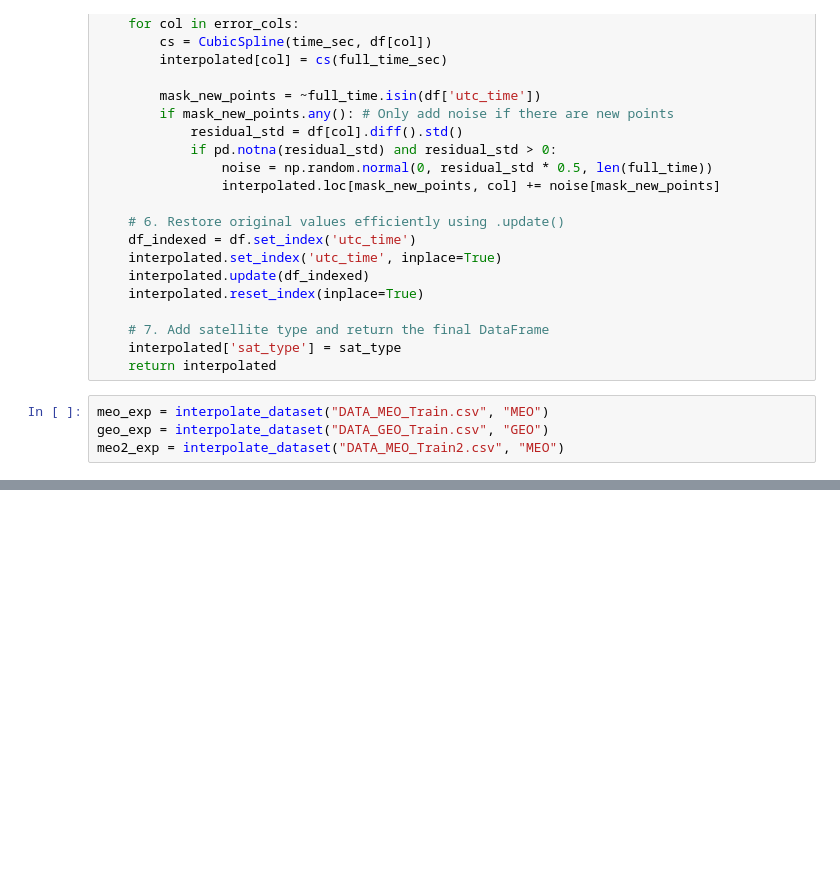
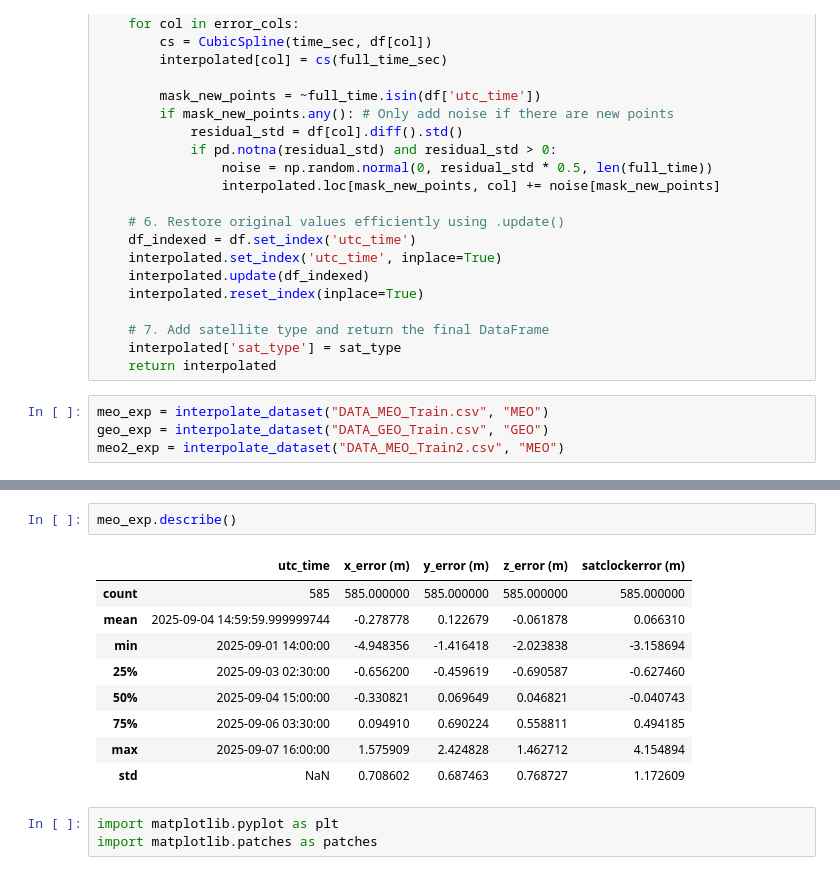
Before and after one commit to Velox0/sih, a Jupyter notebook: main.ipynb, the cells around one changed output, grey strips where cells are left out. Drawn from its saved outputs; the diff is of its cells as text; blank space fills up the shorter version.

```diff
--- a/main.ipynb
+++ b/main.ipynb
@@ -72,0 +107,15 @@ with pd.option_context('display.max_rows', None, 'display.max_columns', None):
+# %%
+meo_exp.describe()
+# %% [output]
+|  | utc_time | x_error (m) | y_error (m) | z_error (m) | satclockerror (m) |
+| count | 585 | 585.000000 | 585.000000 | 585.000000 | 585.000000 |
+| mean | 2025-09-04 14:59:59.999999744 | -0.278778 | 0.122679 | -0.061878 | 0.066310 |
+| min | 2025-09-01 14:00:00 | -4.948356 | -1.416418 | -2.023838 | -3.158694 |
+| 25% | 2025-09-03 02:30:00 | -0.656200 | -0.459619 | -0.690587 | -0.627460 |
+| 50% | 2025-09-04 15:00:00 | -0.330821 | 0.069649 | 0.046821 | -0.040743 |
+| 75% | 2025-09-06 03:30:00 | 0.094910 | 0.690224 | 0.558811 | 0.494185 |
+| max | 2025-09-07 16:00:00 | 1.575909 | 2.424828 | 1.462712 | 4.154894 |
+| std | NaN | 0.708602 | 0.687463 | 0.768727 | 1.172609 |
+# %%
+import matplotlib.pyplot as plt
+import matplotlib.patches as patches
```
Also changed, not shown: parts of 6 cells of this notebook, 1 other file.
